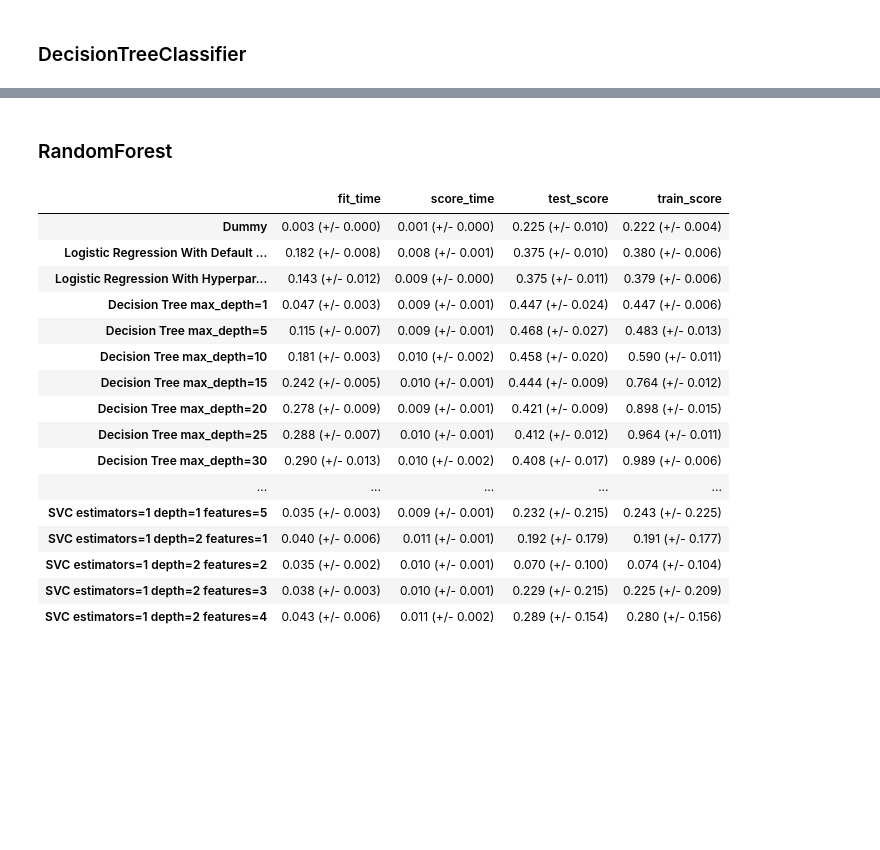
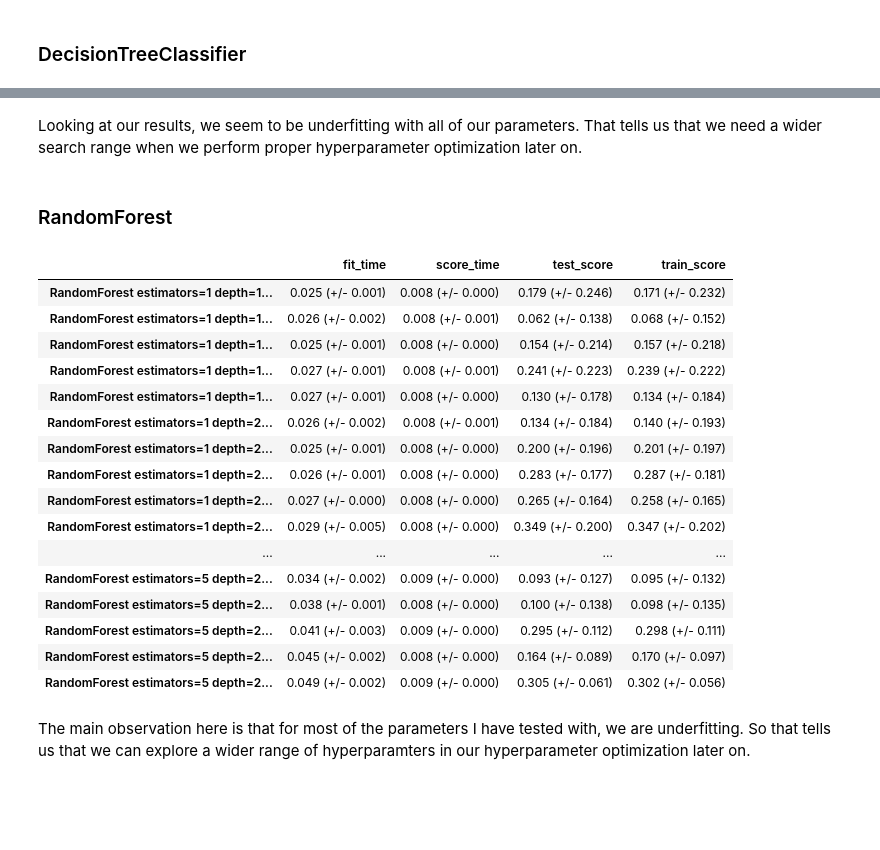
Before and after one commit to BradPeng/cpsc330-2023s, a Jupyter notebook: hw/hw5/hw5.ipynb, the cells around one changed output, grey strips where cells are left out. Saved outputs shown, nothing was run; the diff lists cells and outputs as text; code cells hidden in the pictures; blank space fills up the shorter version.

```diff
--- a/hw/hw5/hw5.ipynb
+++ b/hw/hw5/hw5.ipynb
@@ -484,12 +479,7 @@ results["Logistic Regression With Default Hyperparameter"] = mean_std_cross_val_
     pipe_lr, X_train, y_train, return_train_score=True, scoring=f1_scorer
 )
 # %%
-pipe_lr = make_pipeline(
-    preprocessor, LogisticRegression(max_iter=1000)
-)
-from scipy.stats import lognorm, loguniform, randint
-
-param_grid = {"logisticregression__C": loguniform(1e-3, 1e3)}
+param_grid = {"logisticregression__C": [0.01, 0.1, 1, 10]}
 
 random_search = RandomizedSearchCV(
     pipe_lr,
@@ -560,13 +542,14 @@ _Type your answer here, replacing this text._
 ### DecisionTreeClassifier
 # %%
 tuning_params = [1, 5, 10, 15, 20, 25, 30, 35]
+decision_tree_results = {}
 for i in tuning_params:
     pipe_lr = make_pipeline(
         preprocessor, DecisionTreeClassifier(max_depth=i)
     )
-    results[f"Decision Tree max_depth={i}"] = mean_std_cross_val_scores(
+    decision_tree_results[f"Decision Tree max_depth={i}"] = mean_std_cross_val_scores(
         pipe_lr, X_train, y_train, return_train_score=True, scoring=f1_scorer
     )
-pd.DataFrame(results).T
+pd.DataFrame(decision_tree_results).T
 # %% [output]
 |  | fit_time | score_time | test_score | train_score |
@@ -621,0 +568,10 @@ Looking at the test scores, we can see that when both gamma and C are very small
+# %%
+from sklearn.ensemble import GradientBoostingClassifier
+graident_tree_results = {}
+learning_rate = [0.1, 1]
+n_estimators = [1, 5, 10]
+for i in learning_rate:
+    for j in n_estimators:
+        pipe_lr = make_pipeline(preprocessor, GradientBoostingClassifier(learning_rate=i, n_estimators=j))
+        graident_tree_results[f"Gradient Tree rate={i} estimators={j}"] = mean_std_cross_val_scores(
+            pipe_lr, X_train, y_train, return_train_score=True, scoring=f1_scorer)
@@ -622,6 +588,9 @@ Looking at the test scores, we can see that when both gamma and C are very small
+# %% [markdown]
+Looking at our results, we seem to be underfitting with all of our parameters. That tells us that we need a wider search range when we perform proper hyperparameter optimization later on.
 # %% [markdown]
 ### RandomForest
 # %%
+random_forest_results = {}
 n_estimators_params = [1, 3, 5, 7]
 max_depth = [1, 2, 3, 4]
 max_features = [1, 2, 3, 4, 5]
@@ -629,28 +598,30 @@ for i in n_estimators_params:
     for j in max_depth:
         for k in max_features:
             pipe_lr = make_pipeline(preprocessor, RandomForestClassifier(max_features=k, max_depth=j, n_estimators=i))
-            results[f"RandomForest estimators={i} depth={j} features={k}"] = mean_std_cross_val_scores(
+            random_forest_results[f"RandomForest estimators={i} depth={j} features={k}"] = mean_std_cross_val_scores(
                 pipe_lr, X_train, y_train, return_train_score=True, scoring=f1_scorer)
 # %%
-pd.DataFrame(results).T.head(25)
+pd.DataFrame(random_forest_results).T.head(50)
 # %% [output]
 |  | fit_time | score_time | test_score | train_score |
-| Dummy | 0.003 (+/- 0.000) | 0.001 (+/- 0.000) | 0.225 (+/- 0.010) | 0.222 (+/- 0.004) |
-| Logistic Regression With Default ... | 0.182 (+/- 0.008) | 0.008 (+/- 0.001) | 0.375 (+/- 0.010) | 0.380 (+/- 0.006) |
-| Logistic Regression With Hyperpar... | 0.143 (+/- 0.012) | 0.009 (+/- 0.000) | 0.375 (+/- 0.011) | 0.379 (+/- 0.006) |
-| Decision Tree max_depth=1 | 0.047 (+/- 0.003) | 0.009 (+/- 0.001) | 0.447 (+/- 0.024) | 0.447 (+/- 0.006) |
-| Decision Tree max_depth=5 | 0.115 (+/- 0.007) | 0.009 (+/- 0.001) | 0.468 (+/- 0.027) | 0.483 (+/- 0.013) |
-| Decision Tree max_depth=10 | 0.181 (+/- 0.003) | 0.010 (+/- 0.002) | 0.458 (+/- 0.020) | 0.590 (+/- 0.011) |
-| Decision Tree max_depth=15 | 0.242 (+/- 0.005) | 0.010 (+/- 0.001) | 0.444 (+/- 0.009) | 0.764 (+/- 0.012) |
-| Decision Tree max_depth=20 | 0.278 (+/- 0.009) | 0.009 (+/- 0.001) | 0.421 (+/- 0.009) | 0.898 (+/- 0.015) |
-| Decision Tree max_depth=25 | 0.288 (+/- 0.007) | 0.010 (+/- 0.001) | 0.412 (+/- 0.012) | 0.964 (+/- 0.011) |
-| Decision Tree max_depth=30 | 0.290 (+/- 0.013) | 0.010 (+/- 0.002) | 0.408 (+/- 0.017) | 0.989 (+/- 0.006) |
+| RandomForest estimators=1 depth=1... | 0.025 (+/- 0.001) | 0.008 (+/- 0.000) | 0.179 (+/- 0.246) | 0.171 (+/- 0.232) |
+| RandomForest estimators=1 depth=1... | 0.026 (+/- 0.002) | 0.008 (+/- 0.001) | 0.062 (+/- 0.138) | 0.068 (+/- 0.152) |
+| RandomForest estimators=1 depth=1... | 0.025 (+/- 0.001) | 0.008 (+/- 0.000) | 0.154 (+/- 0.214) | 0.157 (+/- 0.218) |
+| RandomForest estimators=1 depth=1... | 0.027 (+/- 0.001) | 0.008 (+/- 0.001) | 0.241 (+/- 0.223) | 0.239 (+/- 0.222) |
+| RandomForest estimators=1 depth=1... | 0.027 (+/- 0.001) | 0.008 (+/- 0.000) | 0.130 (+/- 0.178) | 0.134 (+/- 0.184) |
+| RandomForest estimators=1 depth=2... | 0.026 (+/- 0.002) | 0.008 (+/- 0.001) | 0.134 (+/- 0.184) | 0.140 (+/- 0.193) |
+| RandomForest estimators=1 depth=2... | 0.025 (+/- 0.001) | 0.008 (+/- 0.000) | 0.200 (+/- 0.196) | 0.201 (+/- 0.197) |
+| RandomForest estimators=1 depth=2... | 0.026 (+/- 0.001) | 0.008 (+/- 0.000) | 0.283 (+/- 0.177) | 0.287 (+/- 0.181) |
+| RandomForest estimators=1 depth=2... | 0.027 (+/- 0.000) | 0.008 (+/- 0.000) | 0.265 (+/- 0.164) | 0.258 (+/- 0.165) |
+| RandomForest estimators=1 depth=2... | 0.029 (+/- 0.005) | 0.008 (+/- 0.000) | 0.349 (+/- 0.200) | 0.347 (+/- 0.202) |
 | ... | ... | ... | ... | ... |
-| SVC estimators=1 depth=1 features=5 | 0.035 (+/- 0.003) | 0.009 (+/- 0.001) | 0.232 (+/- 0.215) | 0.243 (+/- 0.225) |
-| SVC estimators=1 depth=2 features=1 | 0.040 (+/- 0.006) | 0.011 (+/- 0.001) | 0.192 (+/- 0.179) | 0.191 (+/- 0.177) |
-| SVC estimators=1 depth=2 features=2 | 0.035 (+/- 0.002) | 0.010 (+/- 0.001) | 0.070 (+/- 0.100) | 0.074 (+/- 0.104) |
-| SVC estimators=1 depth=2 features=3 | 0.038 (+/- 0.003) | 0.010 (+/- 0.001) | 0.229 (+/- 0.215) | 0.225 (+/- 0.209) |
-| SVC estimators=1 depth=2 features=4 | 0.043 (+/- 0.006) | 0.011 (+/- 0.002) | 0.289 (+/- 0.154) | 0.280 (+/- 0.156) |
+| RandomForest estimators=5 depth=2... | 0.034 (+/- 0.002) | 0.009 (+/- 0.000) | 0.093 (+/- 0.127) | 0.095 (+/- 0.132) |
+| RandomForest estimators=5 depth=2... | 0.038 (+/- 0.001) | 0.008 (+/- 0.000) | 0.100 (+/- 0.138) | 0.098 (+/- 0.135) |
+| RandomForest estimators=5 depth=2... | 0.041 (+/- 0.003) | 0.009 (+/- 0.000) | 0.295 (+/- 0.112) | 0.298 (+/- 0.111) |
+| RandomForest estimators=5 depth=2... | 0.045 (+/- 0.002) | 0.008 (+/- 0.000) | 0.164 (+/- 0.089) | 0.170 (+/- 0.097) |
+| RandomForest estimators=5 depth=2... | 0.049 (+/- 0.002) | 0.009 (+/- 0.000) | 0.305 (+/- 0.061) | 0.302 (+/- 0.056) |
+# %% [markdown]
+The main observation here is that for most of the parameters I have tested with, we are underfitting. So that tells us that we can explore a wider range of hyperparamters in our hyperparameter optimization later on.
 # %% [markdown]
 <!-- END QUESTION -->
 
```
Also changed, not shown: parts of 65 cells of this notebook, 1 other file.
